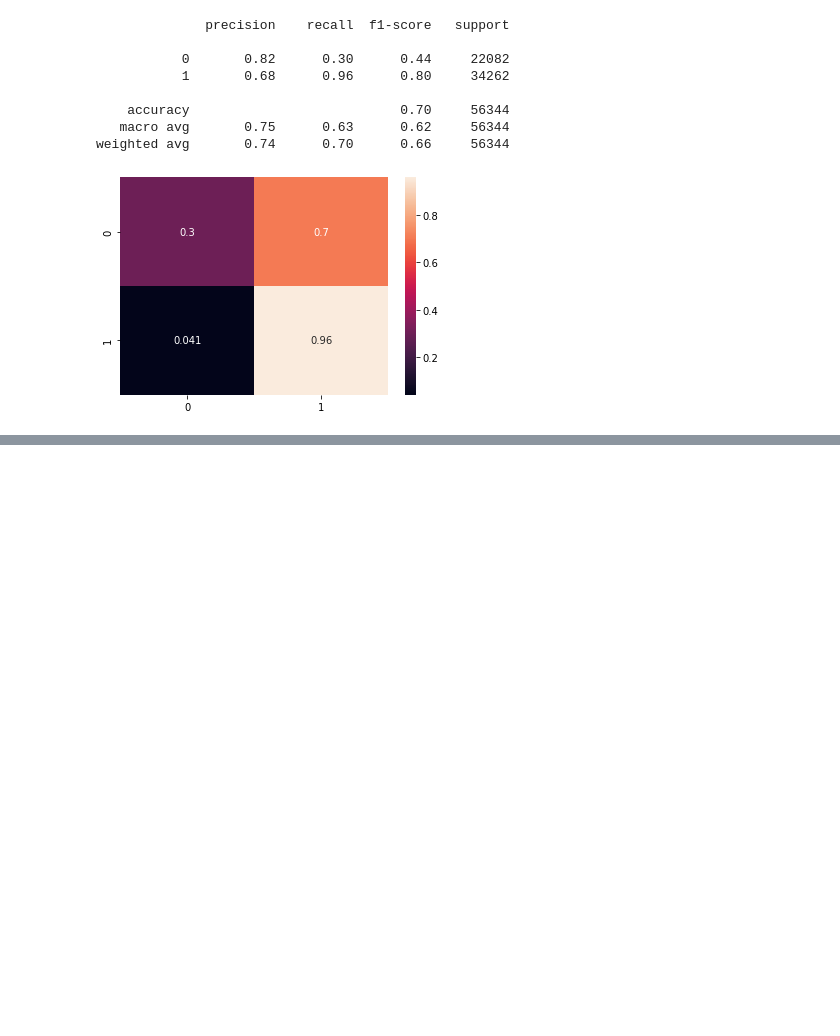
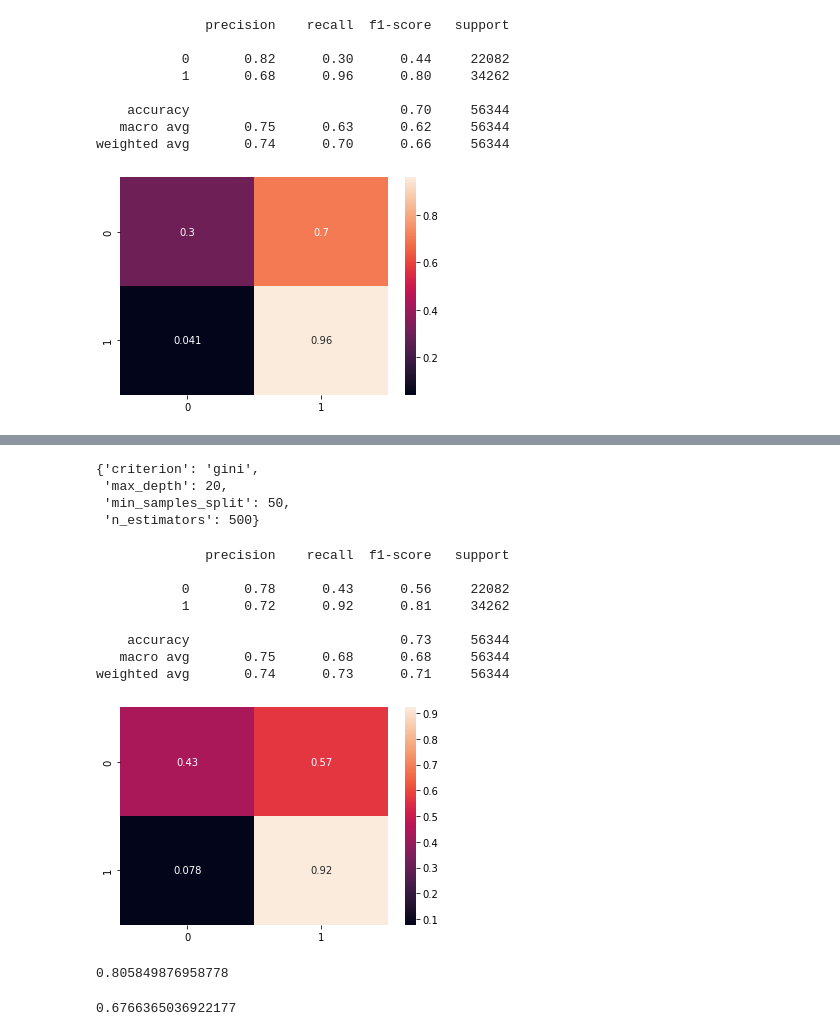
Before and after one commit to laurantirkh/kickstarter-ml, a Jupyter notebook: models_laurent.ipynb, the cells around one changed output, grey strips where cells are left out. Saved outputs shown, nothing was run; the diff lists cells and outputs as text; code cells hidden in the pictures; blank space fills up the shorter version.

Commit message:
adjusted forest

```diff
--- a/models_laurent.ipynb
+++ b/models_laurent.ipynb
@@ -103,3 +131,15 @@ evaluate(y_test, y_pred_forest)
    macro avg       0.75      0.63      0.62     56344
 weighted avg       0.74      0.70      0.66     56344
 [figure]
+# %%
+# gridsearch with random forest
+forest_params = {
+    'n_estimators': [100, 200, 500],
+    'criterion': ['gini', 'entropy'],
+    'max_depth': [5, 10, 15, 20],
+    'min_samples_split': [50, 100, 200]
+}
+
+grid = GridSearchCV(forest, param_grid=forest_params, n_jobs=-1, cv=5, scoring='f1', verbose=2)
+# %%
+grid.fit(X_train, y_train)
@@ -105,0 +170,33 @@ weighted avg       0.74      0.70      0.66     56344
+# %%
+best_forest = grid.best_estimator_
+# %%
+grid.best_params_
+# %% [output]
+{'criterion': 'gini',
+ 'max_depth': 20,
+ 'min_samples_split': 50,
+ 'n_estimators': 500}
+# %%
+# predict with best random forest
+y_pred_bestforest = best_forest.predict(X_test)
+# %%
+# evaluate best forest
+evaluate(y_test, y_pred_bestforest)
+# %% [output]
+              precision    recall  f1-score   support
+
+           0       0.78      0.43      0.56     22082
+           1       0.72      0.92      0.81     34262
+
+    accuracy                           0.73     56344
+   macro avg       0.75      0.68      0.68     56344
+weighted avg       0.74      0.73      0.71     56344
+[figure, added]
+# %%
+f1_score(y_test, y_pred_bestforest)
+# %% [output]
+0.805849876958778
+# %%
+roc_auc_score(y_test, y_pred_bestforest)
+# %% [output]
+0.6766365036922177
```
Also changed, not shown: parts of 8 cells of this notebook.
